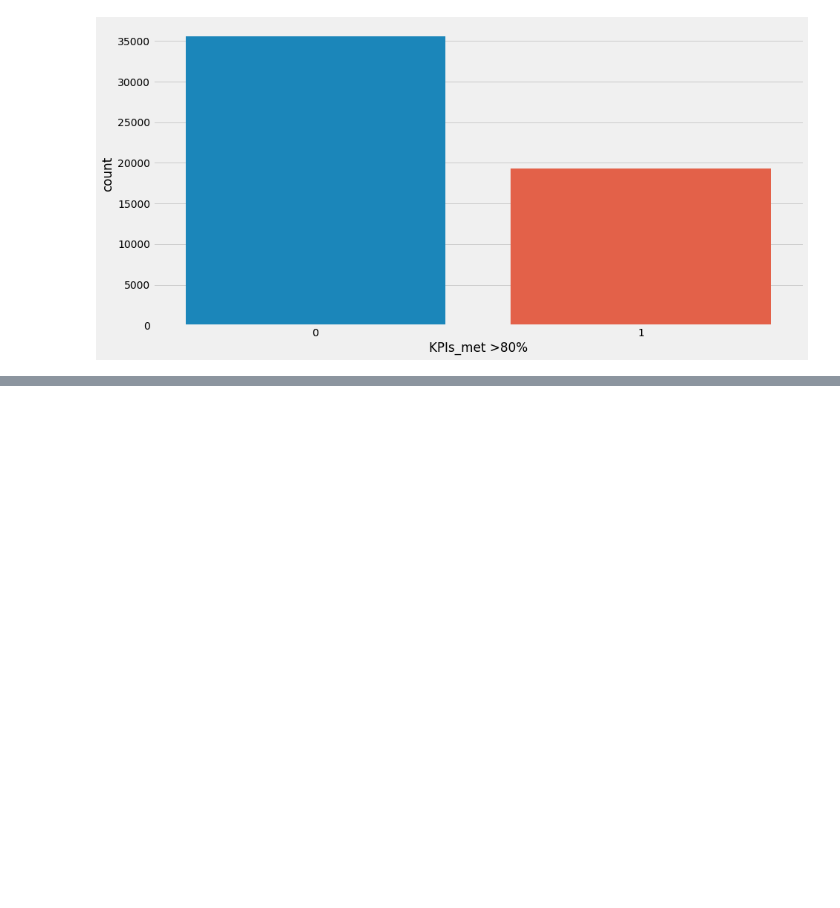
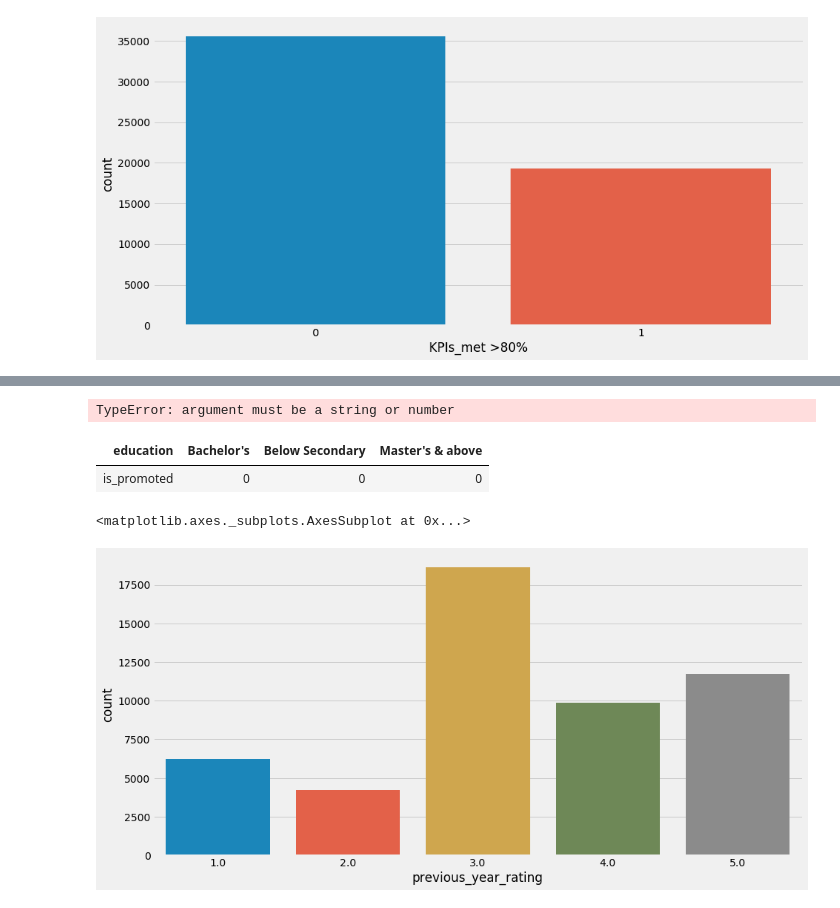
Before and after one commit to smituparmar/HR-analytics, a Jupyter notebook: HR_1.ipynb, the cells around one changed output, grey strips where cells are left out. Drawn from its saved outputs; the diff is of its cells as text; code cells hidden in the pictures; blank space fills up the shorter version.

```diff
--- a/HR_1.ipynb
+++ b/HR_1.ipynb
@@ -102,3 +102,12 @@ sns.countplot(df['KPIs_met >80%'])
 # %% [output]
 <matplotlib.axes._subplots.AxesSubplot at 0x...>
 [figure]
+# %%
+df['KPI']=df['KPIs_met >80%']
+df['award']=df['awards_won?']
+df=df.drop(['KPIs_met >80%','awards_won?'],axis=1)
+# %%
+colNames=df.columns
+
+for i in colNames:
+    print("Unique values of ",i," ",df[i].unique(),'\n')
@@ -104,0 +132,11 @@ sns.countplot(df['KPIs_met >80%'])
+# %%
+from sklearn.preprocessing import LabelEncoder
+
+le=LabelEncoder()
+
+categorical=['department','region','gender','recruitment_channel','education']
+
+for i in categorical:
+    df[i]=le.fit_transform(df[i])
+# %% [output]
+TypeError: argument must be a string or number
@@ -104,0 +145,11 @@ sns.countplot(df['KPIs_met >80%'])
+# %%
+education_mode
+# %% [output]
+| education | Bachelor's | Below Secondary | Master's & above |
+| is_promoted | 0 | 0 | 0 |
+# %%
+plt.figure(figsize=(14,7))
+sns.countplot(df.previous_year_rating)
+# %% [output]
+<matplotlib.axes._subplots.AxesSubplot at 0x...>
+[figure, added]
```
Also changed, not shown: parts of 4 cells of this notebook.
